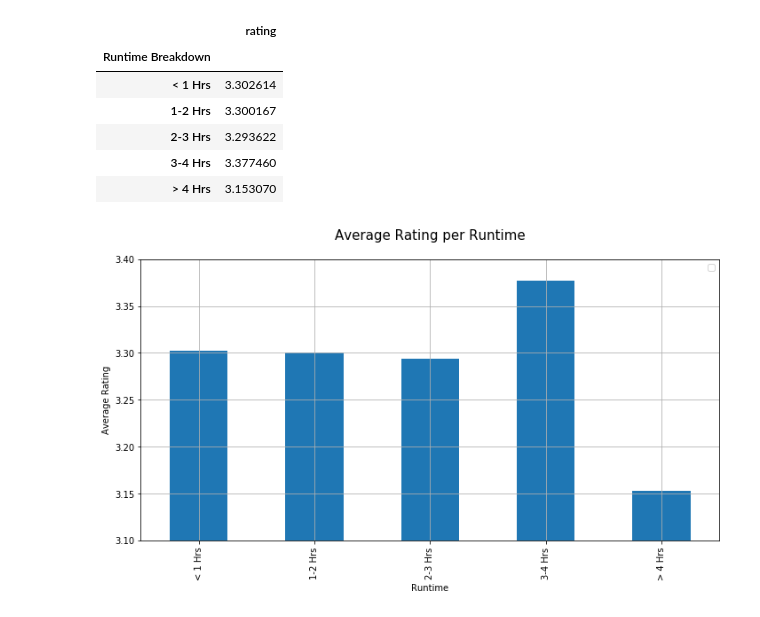
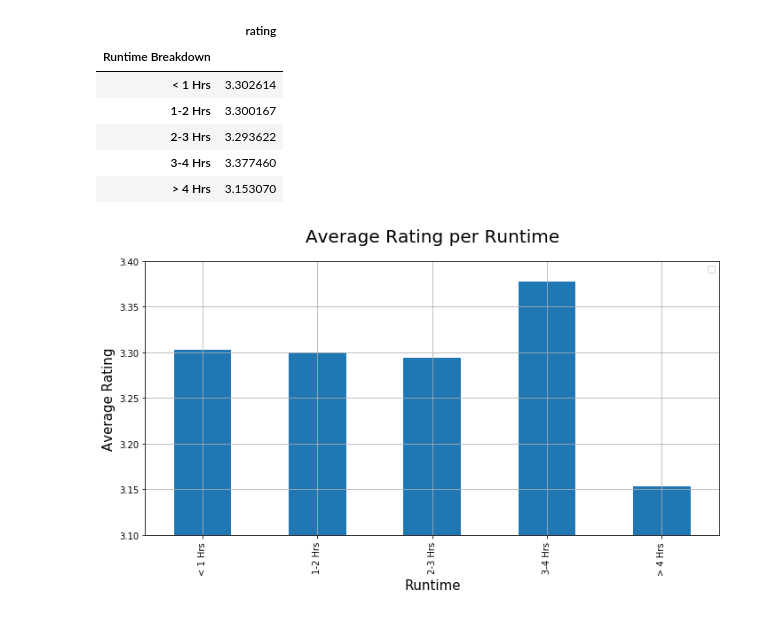
Before and after one commit to Rod-Skoglund/Data-Analytics-Project1, a Jupyter notebook: MovieAnalysis.ipynb, the cells around one changed output. Cells and saved outputs as stored; diff of their text form; code cells hidden in the pictures.

Commit message:
added bar chart showing average ratings vs runtime

```diff
--- a/MovieAnalysis.ipynb
+++ b/MovieAnalysis.ipynb
@@ -382,23 +382,23 @@ runtime_and_ave_df.head()
 # %%
 # Use DataFrame.plot() in order to create a bar chart of the data
 runtime_and_ave_df.plot(kind="bar", figsize=(10,6))
 
 # Set a title for the chart
-plt.title("Average Rating per Runtime", y=1.05, fontsize=15)
-plt.xlabel("Runtime", y=1.05)
-plt.ylabel("Average Rating")
+plt.title("Average Rating per Runtime", y=1.05, fontsize=20)
+plt.xlabel("Runtime", y=1.05, fontsize=15)
+plt.ylabel("Average Rating", fontsize=15)
 plt.legend("")
 
 
 #runtime_and_ave_df.set_xlim([xmin,xmax])
 plt.ylim([3.1,3.4])
 
 #*******************************************************************************
 #Add the grid to the chart
 #*******************************************************************************
 plt.grid()
 
 plt.tight_layout()
 plt.show()
 # %% [output]
-[figure, old version]
+[figure, new version]
```
